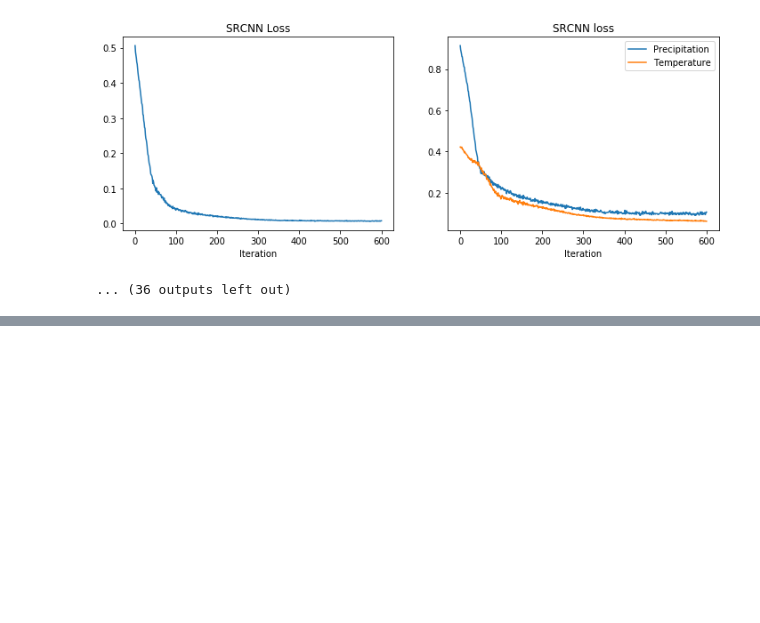
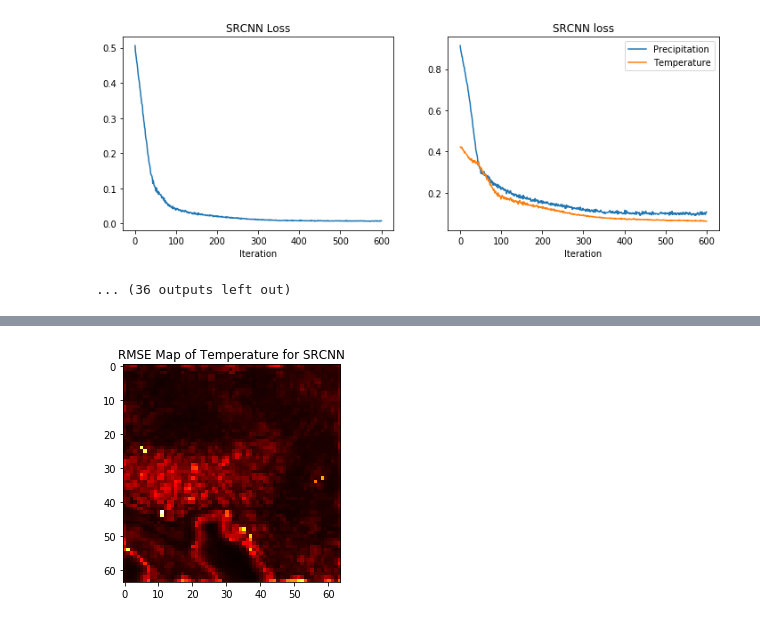
Before and after one commit to mantariksh/231n_downscaling, a Jupyter notebook: SRCNN.ipynb, the cells around one changed output, grey strips where cells are left out. Drawn from its saved outputs; the diff is of its cells as text; code cells hidden in the pictures; blank space fills up the shorter version.

```diff
--- a/SRCNN.ipynb
+++ b/SRCNN.ipynb
@@ -487,0 +630,6 @@ Epoch 3, Iteration 51, loss=0.0076, RMSEp=0.1064, RMSEt=0.0617
+# %%
+plt.imshow(final_rmse[1, :, :], cmap = 'hot')
+plt.title('RMSE Map of Temperature for SRCNN')
+plt.show()
+# %% [output]
+[figure, added]
```
Also changed, not shown: parts of 14 cells of this notebook, 1 other file.
